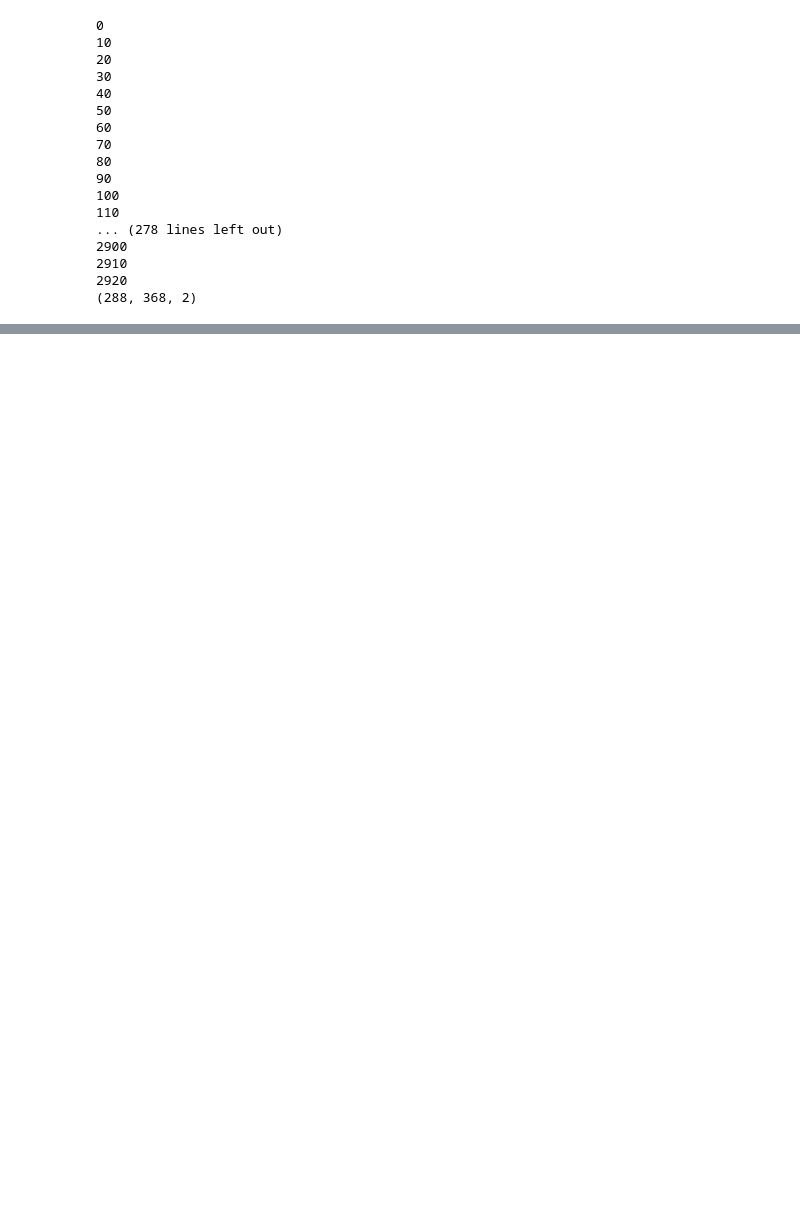
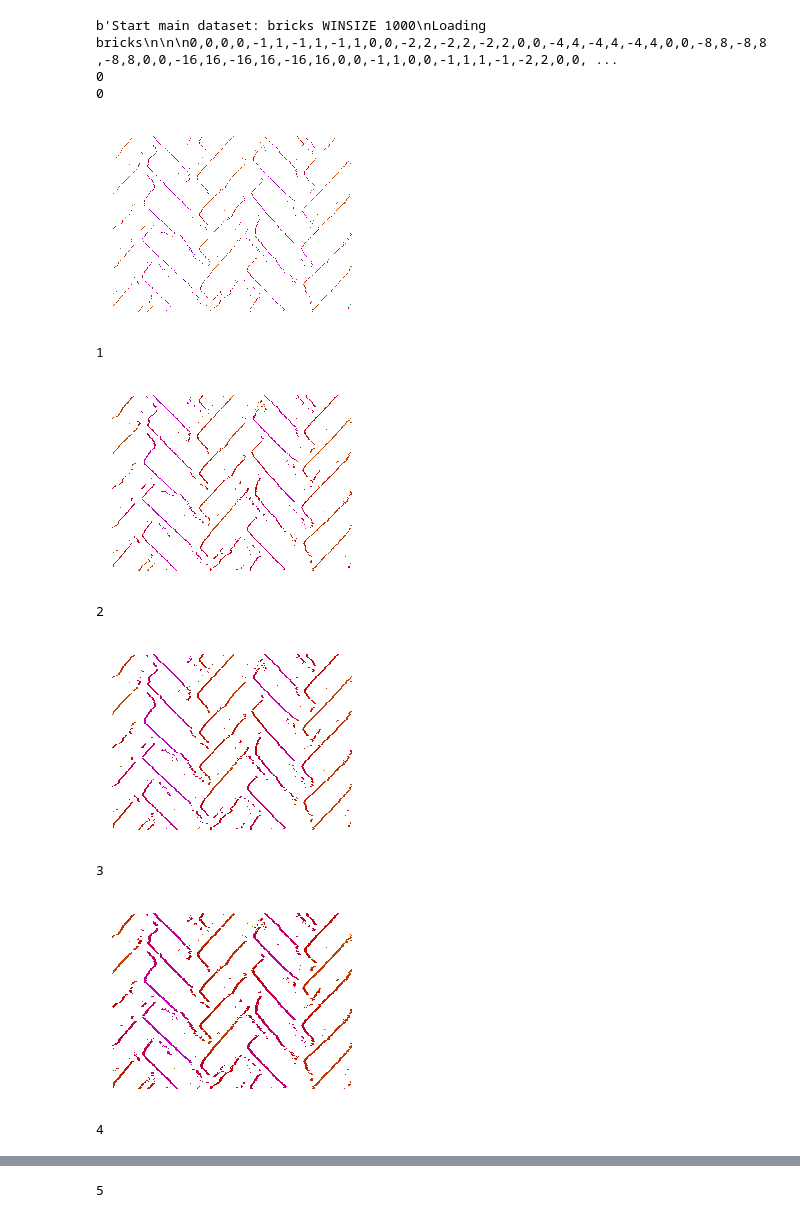
Before and after one commit to DensoITLab/tegbp, a Jupyter notebook: vis_result.ipynb, the cells around one changed output, grey strips where cells are left out. Saved outputs shown, nothing was run; the diff lists cells and outputs as text; code cells hidden in the pictures; blank space fills up the shorter version.

```diff
--- a/vis_result.ipynb
+++ b/vis_result.ipynb
@@ -18,47 +18,41 @@ if dataset=="indoor_flying2":
     n_itr_show = 10
     WINSIZE = 1000
     n_itr = B//WINSIZE
     # n_itr = 10
 else:
     B, W, H, C = 15000, 272,208, 2
     n_itr_show = 1
     WINSIZE = 1000
     n_itr   = B//WINSIZE
 
-run_cpp= False
+run_cpp= True
 # n_itr = 10
 
 if run_cpp:
     res = command.run(['./process', '64'])
     print(res.output)
     print(res.exit)
 
 for index in [0]:
     for itr in range(n_itr):
         if itr%n_itr_show==0:
             print(itr)
             bin_path_ = bin_path.format(dataset, index, itr)
             png_path_ = png_path.format(dataset, index, itr)
             flo = np.fromfile(bin_path_, dtype=np.float64).reshape([H,W,C])
             flow_vis.save_flo(flo, png_path_)
             display(Image(filename=png_path_))
 
 print(flo.shape)
 # %% [output]
+b'Start main dataset: bricks WINSIZE 1000\nLoading bricks\n\n\n0,0,0,0,-1,1,-1,1,-1,1,0,0,-2,2,-2,2,-2,2,0,0,-4,4,-4,4,-4,4,0,0,-8,8,-8,8,-8,8,0,0,-16,16,-16,16,-16,16,0,0,-1,1,0,0,-1,1,1,-1,-2,2,0,0, ...
 0
-10
-20
-30
-40
-50
-60
-70
-80
-90
-100
-110
-... (278 lines left out)
-2900
-2910
-2920
-(288, 368, 2)
+0
+[figure, added]
+1
+[figure, added]
+2
+[figure, added]
+3
+[figure, added]
+4
@@ -64,0 +60 @@ print(flo.shape)
+5
```
Also changed, not shown: parts of 1 cell of this notebook, 5 other files.
